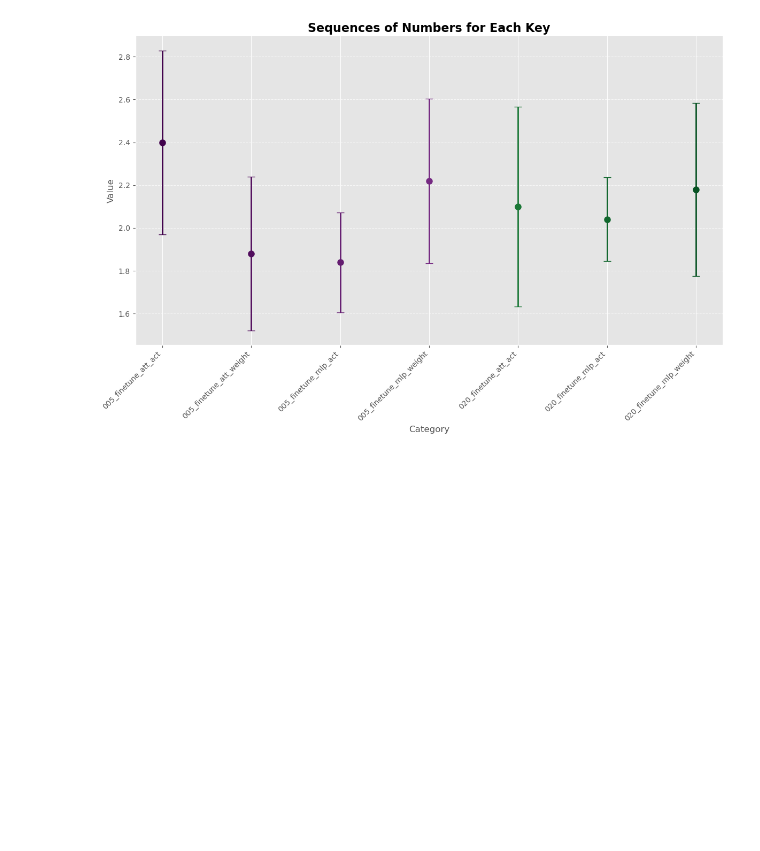
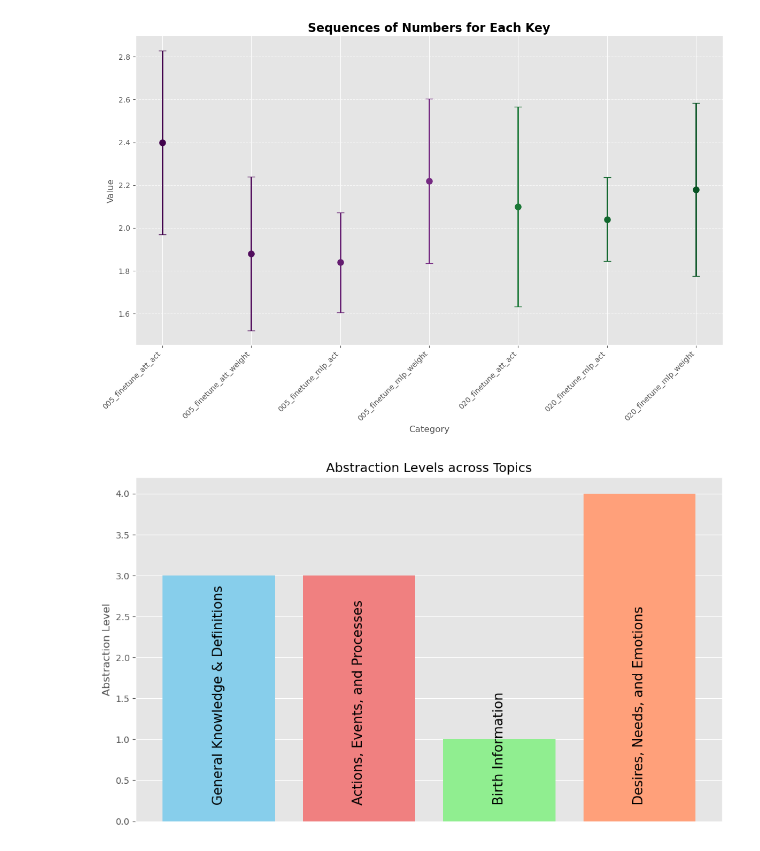
Before and after one commit to konradgold/2024_llmcvrs, a Jupyter notebook: src/genrate_plots.ipynb, the cells around one changed output. Saved outputs shown, nothing was run; the diff lists cells and outputs as text; code cells hidden in the pictures; blank space fills up the shorter version.

```diff
--- a/src/genrate_plots.ipynb
+++ b/src/genrate_plots.ipynb
@@ -425,3 +425,44 @@ plt.tight_layout()
 plt.show()
 # %% [output]
 [figure]
+# %%
+import matplotlib.pyplot as plt
+
+topics = [
+    "General Knowledge & Definitions",
+    "Actions, Events, and Processes",
+    "Birth Information",
+    "Desires, Needs, and Emotions"
+]
+
+abstraction_levels = [3, 3, 1, 4]
+
+# Create the bar plot
+plt.figure(figsize=(10, 6))  # Adjust figure size for better readability
+bars = plt.bar(topics, abstraction_levels, color=['skyblue', 'lightcoral', 'lightgreen', 'lightsalmon'])
+
+# Add topic labels on the bars
+for bar in bars:
+    height = bar.get_height()
+    label_text = topics[bars.index(bar)] # Get topic label using index
+
+    plt.text(bar.get_x() + bar.get_width() / 2, 0.2,
+             label_text,
+             ha='center', va='bottom',  # Center text in the bar
+             rotation='vertical',
+             fontsize=15)        # Rotate text for better fit
+
+# Remove x ticks - as topics are on the bars
+plt.xticks([])
+
+# Set y-axis label
+plt.ylabel("Abstraction Level")
+plt.title("Abstraction Levels across Topics")
+
+# Adjust layout to prevent labels from being cut off
+plt.tight_layout()
+
+# Show the plot
+plt.show()
+# %% [output]
+[figure, added]
```
Also changed, not shown: 1 other file.
